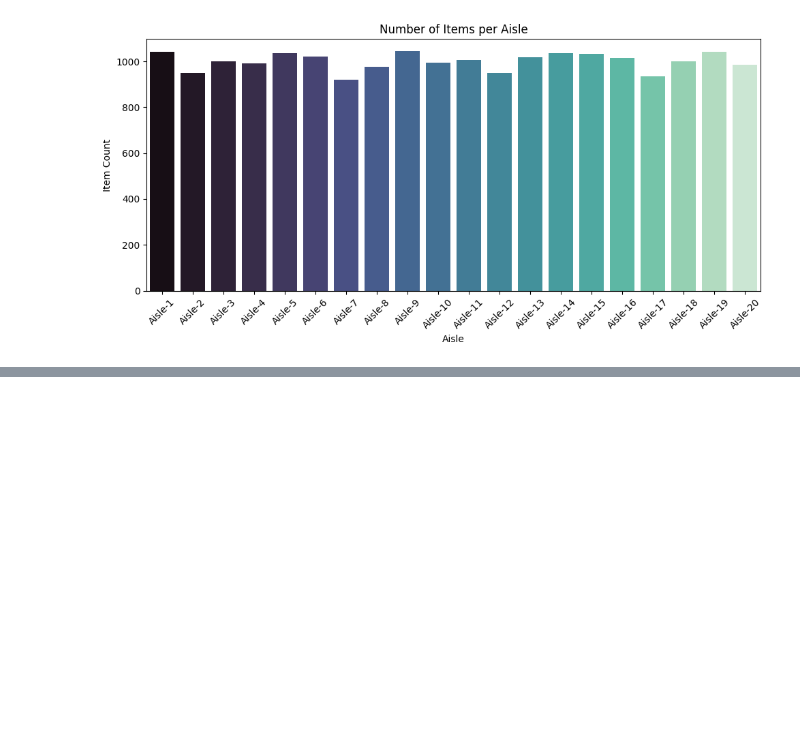
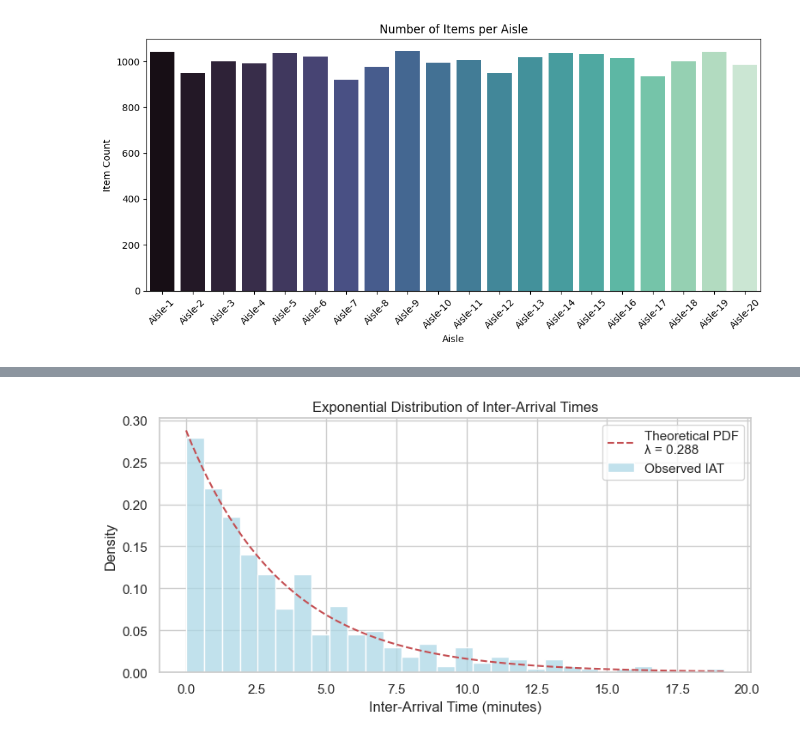
Before and after one commit to Pkruidenberg/Systemanalysisandsimulation, a Jupyter notebook: Generate_item_dataset.ipynb, the cells around one changed output, grey strips where cells are left out. Saved outputs shown, nothing was run; the diff lists cells and outputs as text; code cells hidden in the pictures; blank space fills up the shorter version.

```diff
--- a/Generate_item_dataset.ipynb
+++ b/Generate_item_dataset.ipynb
@@ -218,0 +288,26 @@ for order in orders[:10]:
+# %%
+from scipy.stats import expon
+
+# Extract inter-arrival times
+order_times = df.drop_duplicates('OrderID')[['OrderID', 'TimestampMin']].sort_values('TimestampMin')
+inter_arrival_times = order_times['TimestampMin'].diff().dropna()
+
+# Calculate lambda from sample mean
+sample_lambda = 1 / inter_arrival_times.mean()
+
+# Create x values for PDF
+x = np.linspace(0, inter_arrival_times.max(), 100)
+pdf = expon.pdf(x, scale=1/sample_lambda)
+
+# Plot
+plt.figure(figsize=(8, 4))
+sns.histplot(inter_arrival_times, bins=30, kde=False, stat="density", color="lightblue", label="Observed IAT")
+plt.plot(x, pdf, 'r--', label=f"Theoretical PDF\nλ = {sample_lambda:.3f}")
+plt.title("Exponential Distribution of Inter-Arrival Times")
+plt.xlabel("Inter-Arrival Time (minutes)")
+plt.ylabel("Density")
+plt.legend()
+plt.tight_layout()
+plt.show()
+# %% [output]
+[figure, added]
```
Also changed, not shown: parts of 4 cells of this notebook, 1 other file.
